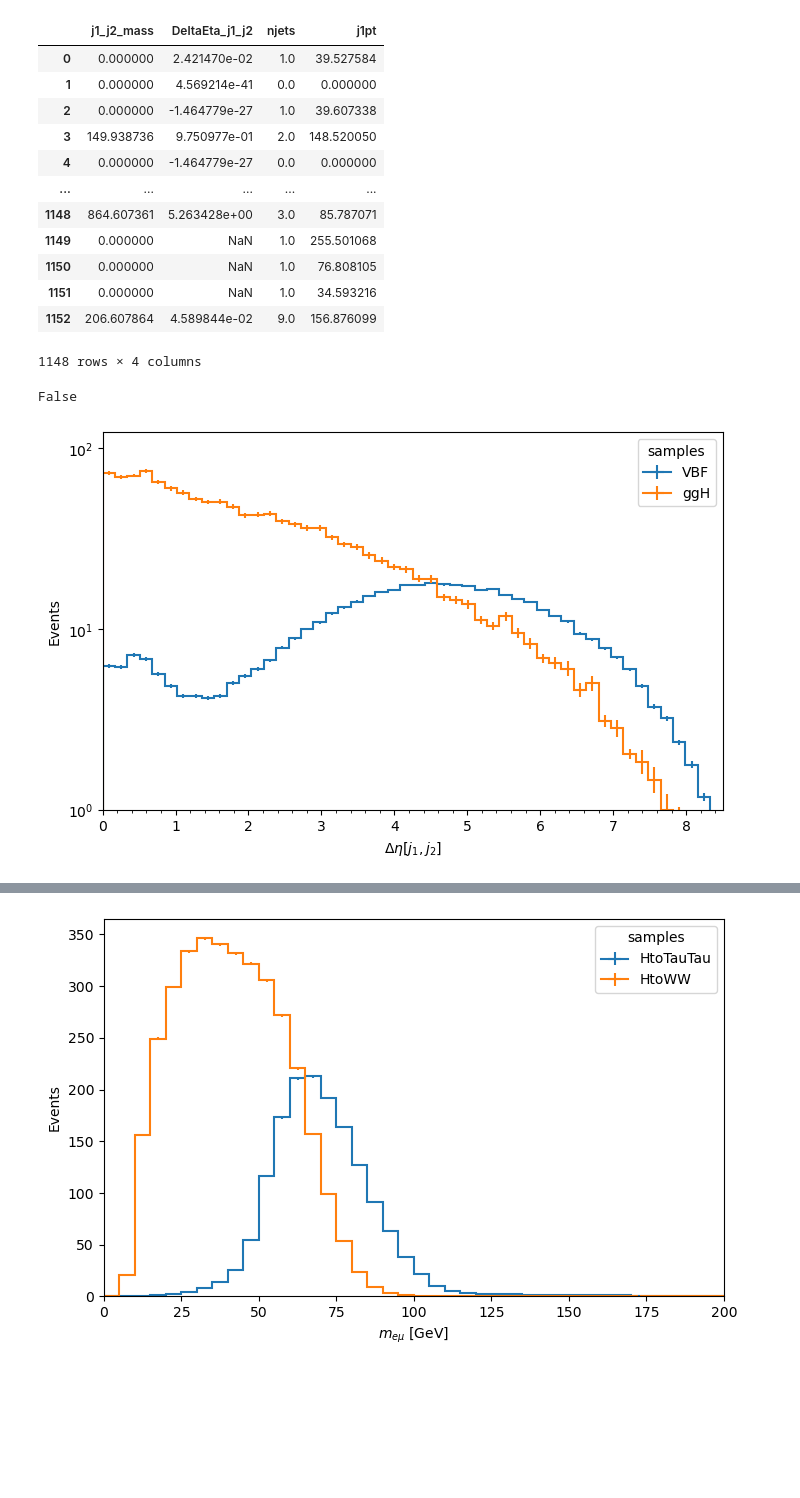
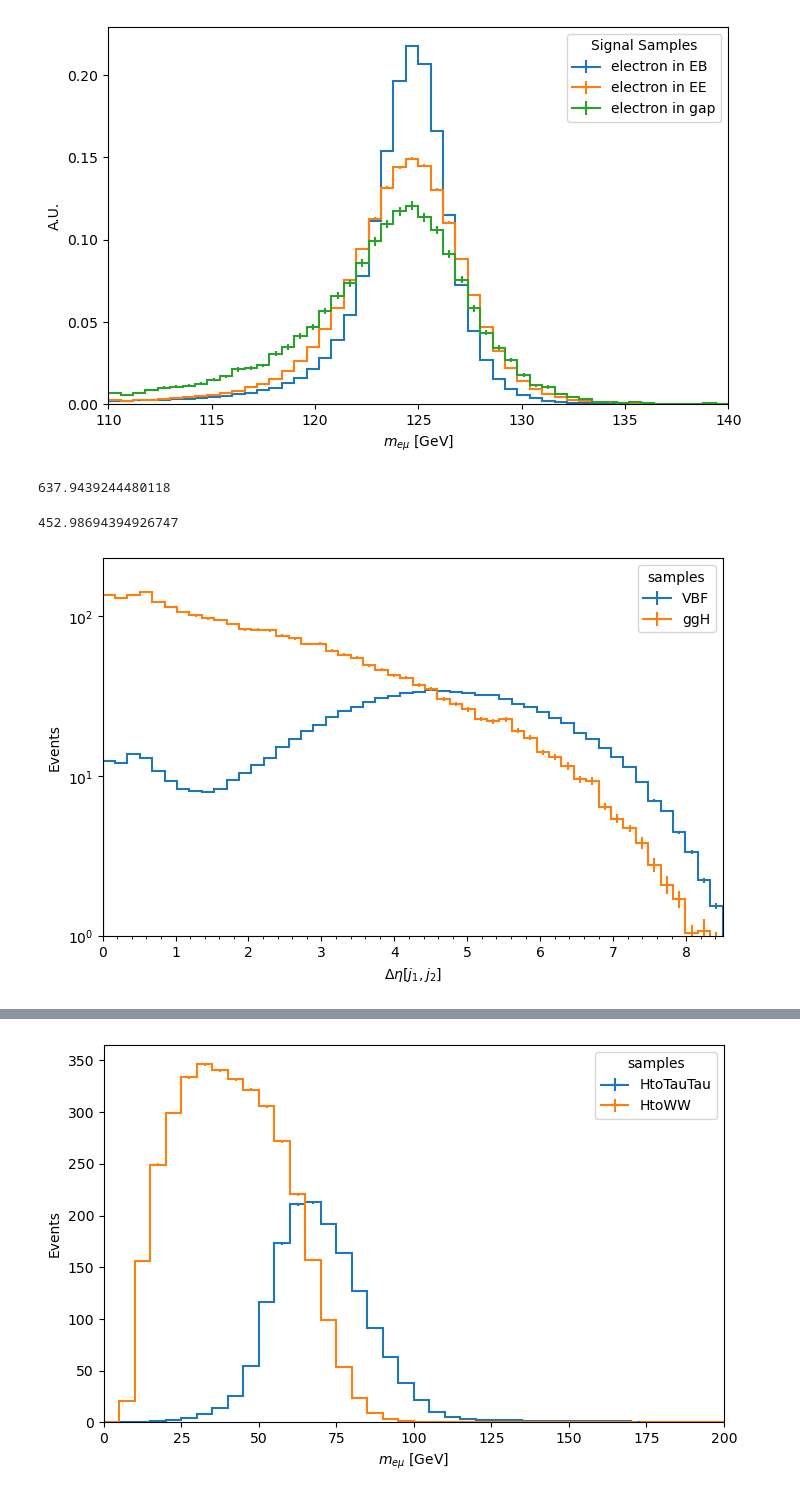
Before and after one commit to kawaho/Flavour-Violating-Coffea, a Jupyter notebook: notebooks/CutOp.ipynb, the cells around one changed output, grey strips where cells are left out. Drawn from its saved outputs; the diff is of its cells as text; code cells hidden in the pictures; blank space fills up the shorter version.

```diff
--- a/notebooks/CutOp.ipynb
+++ b/notebooks/CutOp.ipynb
@@ -61 +216,13 @@ Processing 2016preVFP
+# %%
+from coffea import hist
+h = hist.Hist("A.U.", hist.Cat("dataset", "Signal Samples"), hist.Bin('e_m_Mass', '$m_{e\mu}$ [GeV]', 50, 110, 140))
+h.fill(dataset = 'electron in gap', e_m_Mass = gap_events[gap_events.label==1].e_m_Mass.to_numpy(), weight=gap_events[gap_events.label==1].weight.to_numpy())
+h.fill(dataset = 'electron in EB', e_m_Mass = ebevents[ebevents.label==1].e_m_Mass.to_numpy(), weight=ebevents[ebevents.label==1].weight.to_numpy())
+h.fill(dataset = 'electron in EE', e_m_Mass = eeevents[eeevents.label==1].e_m_Mass.to_numpy(), weight=eeevents[eeevents.label==1].weight.to_numpy())
+from matplotlib.pyplot import figure
+fig = figure(figsize=(8, 5), dpi=100)
+a = hist.plot1d(h, density=True)
+fig.savefig(f'../XGBoost-for-HtoEMu/plots/MCData/eSF/gapE_emMass.png')
+# %% [output]
+[figure, added]
 # %%
@@ -64,36 +231,25 @@ data_cuts_os_vbf = data_cuts_os[data_cuts_os.opp_charge.eq(1) & (data_cuts_os['s
-# %%
-data_cuts_os_gg[['j1_j2_mass', 'DeltaEta_j1_j2', 'njets', 'j1pt']]
-# %% [output]
-|  | j1_j2_mass | DeltaEta_j1_j2 | njets | j1pt |
-| 0 | 0.000000 | 2.421470e-02 | 1.0 | 39.527584 |
-| 1 | 0.000000 | 4.569214e-41 | 0.0 | 0.000000 |
-| 2 | 0.000000 | -1.464779e-27 | 1.0 | 39.607338 |
-| 3 | 149.938736 | 9.750977e-01 | 2.0 | 148.520050 |
-| 4 | 0.000000 | -1.464779e-27 | 0.0 | 0.000000 |
-| ... | ... | ... | ... | ... |
-| 1148 | 864.607361 | 5.263428e+00 | 3.0 | 85.787071 |
-| 1149 | 0.000000 | NaN | 1.0 | 255.501068 |
-| 1150 | 0.000000 | NaN | 1.0 | 76.808105 |
-| 1151 | 0.000000 | NaN | 1.0 | 34.593216 |
-| 1152 | 206.607864 | 4.589844e-02 | 9.0 | 156.876099 |
-1148 rows × 4 columns
-# %%
-data_cuts_os_gg['j1_j2_mass'][0] == np.nan
-# %% [output]
-False
+# %%
+data_cuts_os_vbf[data_cuts_os_vbf['j1_j2_mass'].gt(400) & data_cuts_os_vbf['DeltaEta_j1_j2'].gt(2.5)]['weight'].sum()
+# %% [output]
+637.9439244480118
+# %%
+data_cuts_os_gg[data_cuts_os_gg['j1_j2_mass'].gt(400) & data_cuts_os_gg['DeltaEta_j1_j2'].gt(2.5)]['weight'].sum()
+# %% [output]
+452.98694394926747
 # %%
 from coffea import hist
 h = hist.Hist("Events", hist.Cat("dataset", "samples"), hist.Bin('DeltaEta_j1_j2', '$\Delta \eta[j_{1}, j_{2}]$', 50, 0, 8.5))
 h.fill(dataset = 'ggH', DeltaEta_j1_j2 = data_cuts_os_gg.DeltaEta_j1_j2.to_numpy(), weight=data_cuts_os_gg.weight.to_numpy())
 h.fill(dataset = 'VBF', DeltaEta_j1_j2 = data_cuts_os_vbf.DeltaEta_j1_j2.to_numpy(), weight=data_cuts_os_vbf.weight.to_numpy())
 from matplotlib.pyplot import figure
-figure(figsize=(8, 5), dpi=100)
+fig = figure(figsize=(8, 5), dpi=100)
 ax = hist.plot1d(h)
 ax.set_yscale('log')
 ax.set_ylim(1, max(h.sum("dataset").values()[()])*1.5)
 ax.minorticks_on()
 ax.yaxis.set_tick_params(which='minor', bottom=False)
+fig.savefig(f'../plots/ARCchecks/etajj_gg_vbf.png')
 # %% [output]
-[figure, old version]
+[figure, new version]
 # %%
 from coffea import hist
```
Also changed, not shown: parts of 36 cells of this notebook, 22 other files.
